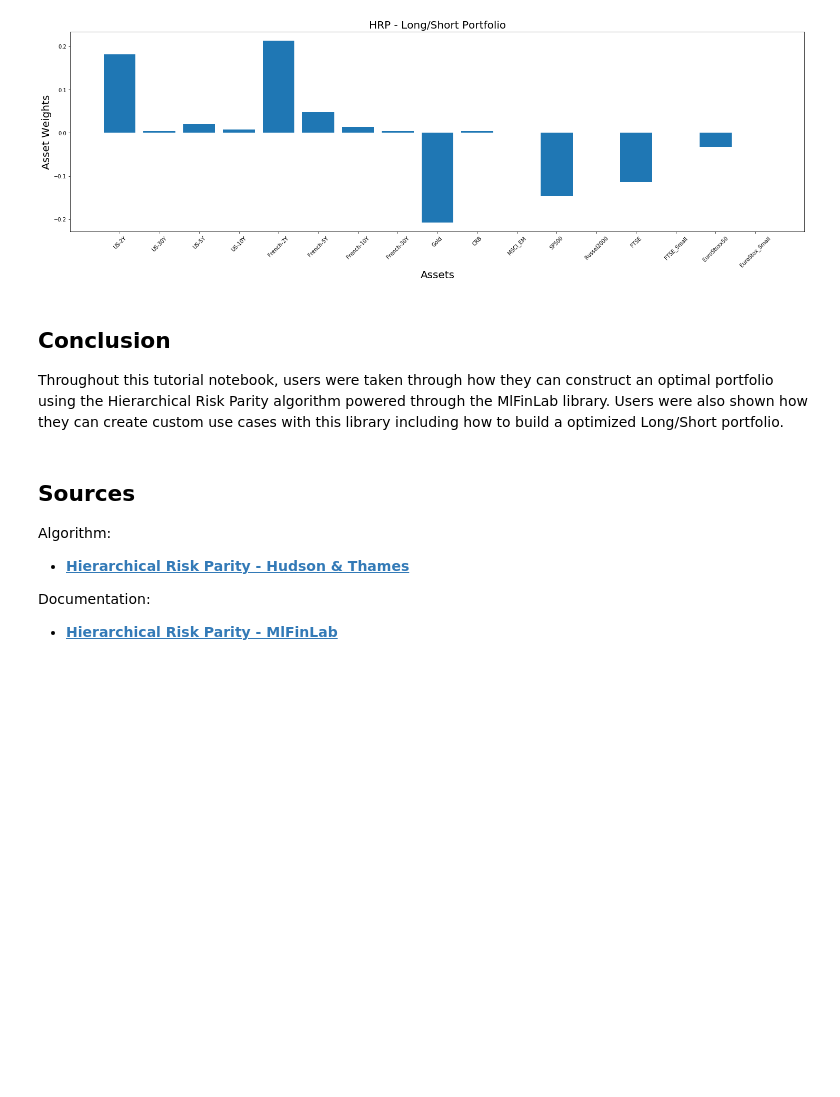
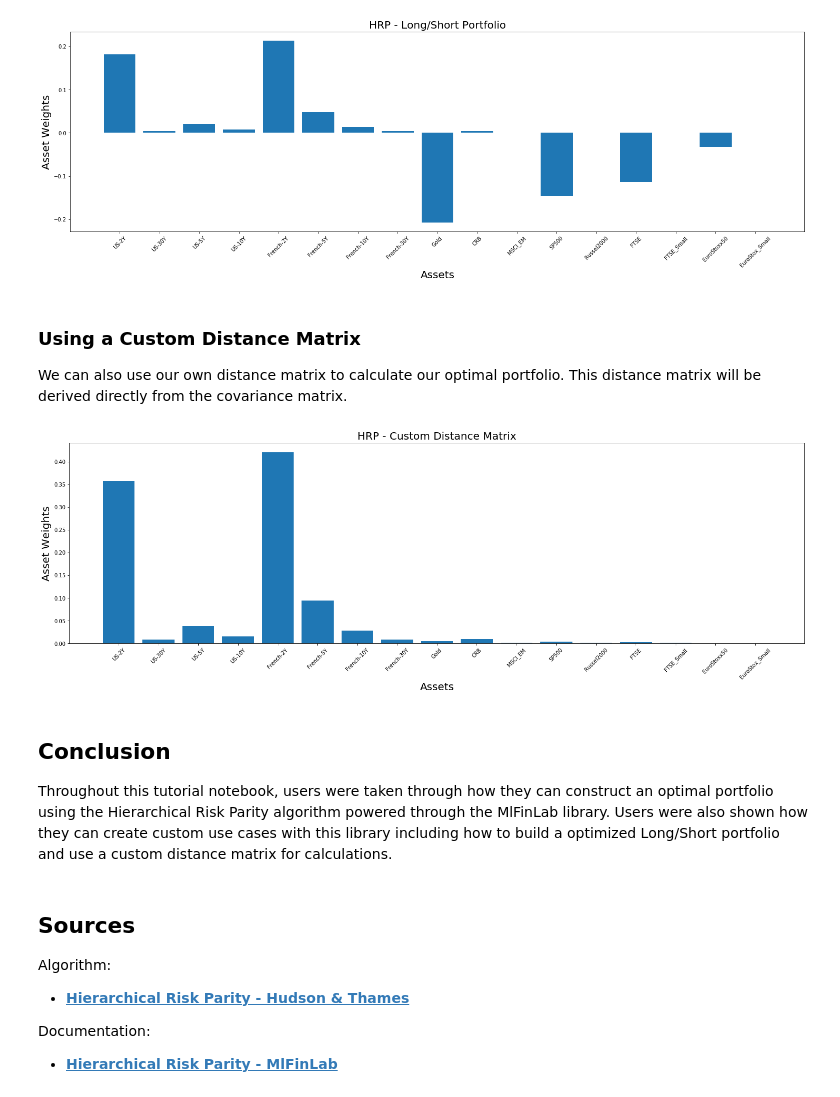
Before and after one commit to tzw101/research, a Jupyter notebook: Portfolio Optimisation Tutorials/Hierarchical Risk Parity (HRP)/HRP Notebook.ipynb, the cells around one changed output. Saved outputs shown, nothing was run; the diff lists cells and outputs as text; code cells hidden in the pictures; blank space fills up the shorter version.

```diff
--- a/Portfolio Optimisation Tutorials/Hierarchical Risk Parity (HRP)/HRP Notebook.ipynb
+++ b/Portfolio Optimisation Tutorials/Hierarchical Risk Parity (HRP)/HRP Notebook.ipynb
@@ -387,9 +398,49 @@ plt.title('HRP - Long/Short Portfolio', size=20)
 plt.show()
 # %% [output]
 [figure]
+# %% [markdown]
+### Using a Custom Distance Matrix
+We can also use our own distance matrix to calculate our optimal portfolio. This distance matrix will be derived directly from the covariance matrix.
+# %%
+def cov2corr(covariance):
+        """
+        Calculate the correlations from asset returns covariance matrix.
+
+        :param covariance: (pd.Dataframe) asset returns covariances
+        :return: (pd.Dataframe) correlations between asset returns
+        """
+        d_matrix = np.zeros_like(covariance)
+        diagnoal_sqrt = np.sqrt(np.diag(covariance))
+        np.fill_diagonal(d_matrix, diagnoal_sqrt)
+        d_inv = np.linalg.inv(d_matrix)
+        corr = np.dot(np.dot(d_inv, covariance), d_inv)
+        corr = pd.DataFrame(corr, index=covariance.columns, columns=covariance.columns)
+        return corr
+
+corr = cov2corr(cov)
+distance = np.sqrt((1 - corr).round(5) / 2)
+
+hrp_distance = HierarchicalRiskParity()
+hrp_distance.allocate(asset_names=stock_prices.columns,
+                      distance_matrix=distance,
+                      covariance_matrix=cov)
+# %%
+# plotting our optimal portfolio
+hrp_distance_weights = hrp_distance.weights
+y_pos = np.arange(len(hrp_distance_weights.columns))
+
+plt.figure(figsize=(25,7))
+plt.bar(list(hrp_distance_weights.columns), hrp_distance_weights.values[0])
+plt.xticks(y_pos, rotation=45, size=10)
+plt.xlabel('Assets', size=20)
+plt.ylabel('Asset Weights', size=20)
+plt.title('HRP - Custom Distance Matrix', size=20)
+plt.show()
+# %% [output]
+[figure, added]
 # %% [markdown]
 ## Conclusion
-Throughout this tutorial notebook, users were taken through how they can construct an optimal portfolio using the Hierarchical Risk Parity algorithm powered through the MlFinLab library. Users were also shown how they can create custom use cases with this library including how to build a optimized Long/Short portfolio.
+Throughout this tutorial notebook, users were taken through how they can construct an optimal portfolio using the Hierarchical Risk Parity algorithm powered through the MlFinLab library. Users were also shown how they can create custom use cases with this library including how to build a optimized Long/Short portfolio and use a custom distance matrix for calculations.
 # %% [markdown]
 ## Sources
 Algorithm:
```
Also changed, not shown: parts of 5 cells of this notebook.
